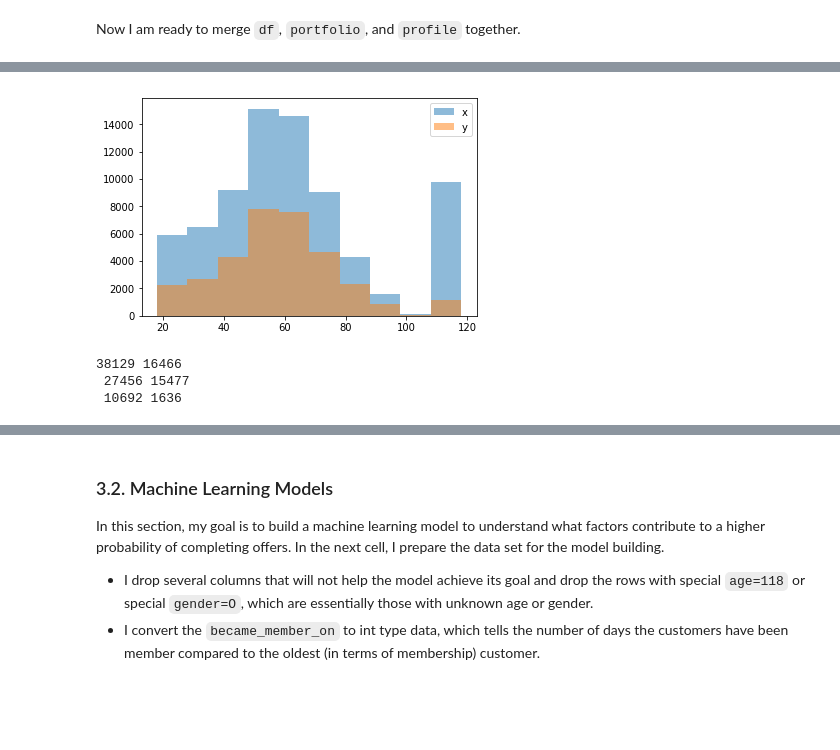
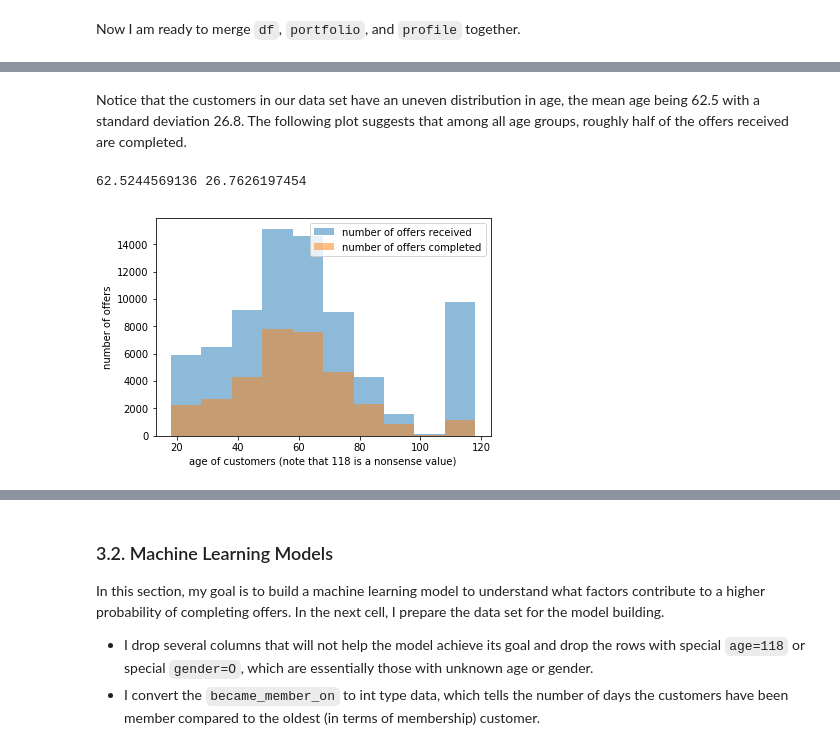
Before and after one commit to yanjiabai/Starbucks-Offer-Evaluation, a Jupyter notebook: Starbucks_Capstone_notebook.ipynb, the cells around one changed output, grey strips where cells are left out. Drawn from its saved outputs; the diff is of its cells as text; code cells hidden in the pictures; blank space fills up the shorter version.

```diff
--- a/Starbucks_Capstone_notebook.ipynb
+++ b/Starbucks_Capstone_notebook.ipynb
@@ -322,15 +336,13 @@ df_completed['time_completed'].hist(bins=30)
+# %% [markdown]
+Notice that the customers in our data set have an uneven distribution in age, the mean age being 62.5 with a standard deviation 26.8. The following plot suggests that among all age groups, roughly half of the offers received are completed.
 # %%
-plt.hist(df['age'], alpha=0.5, label='x')
-plt.hist(df_completed['age'], alpha=0.5, label='y')
+print(df['age'].mean(), df['age'].std())
+plt.hist(df['age'], alpha=0.5, label='number of offers received')
+plt.hist(df_completed['age'], alpha=0.5, label='number of offers completed')
 plt.legend(loc='upper right')
+plt.xlabel('age of customers (note that 118 is a nonsense value)')
+plt.ylabel('number of offers')
 plt.show()
 # %% [output]
+62.5244569136 26.7626197454
-[figure, old version]
+[figure, new version]
-# %%
-print(df['M'].sum(), df_completed['M'].sum(), '\n',\
-      df['F'].sum(), df_completed['F'].sum(), '\n',\
-      df['O'].sum(), df_completed['O'].sum(), '\n')
-# %% [output]
-38129 16466
- 27456 15477
- 10692 1636
```
Also changed, not shown: parts of 25 cells of this notebook.
